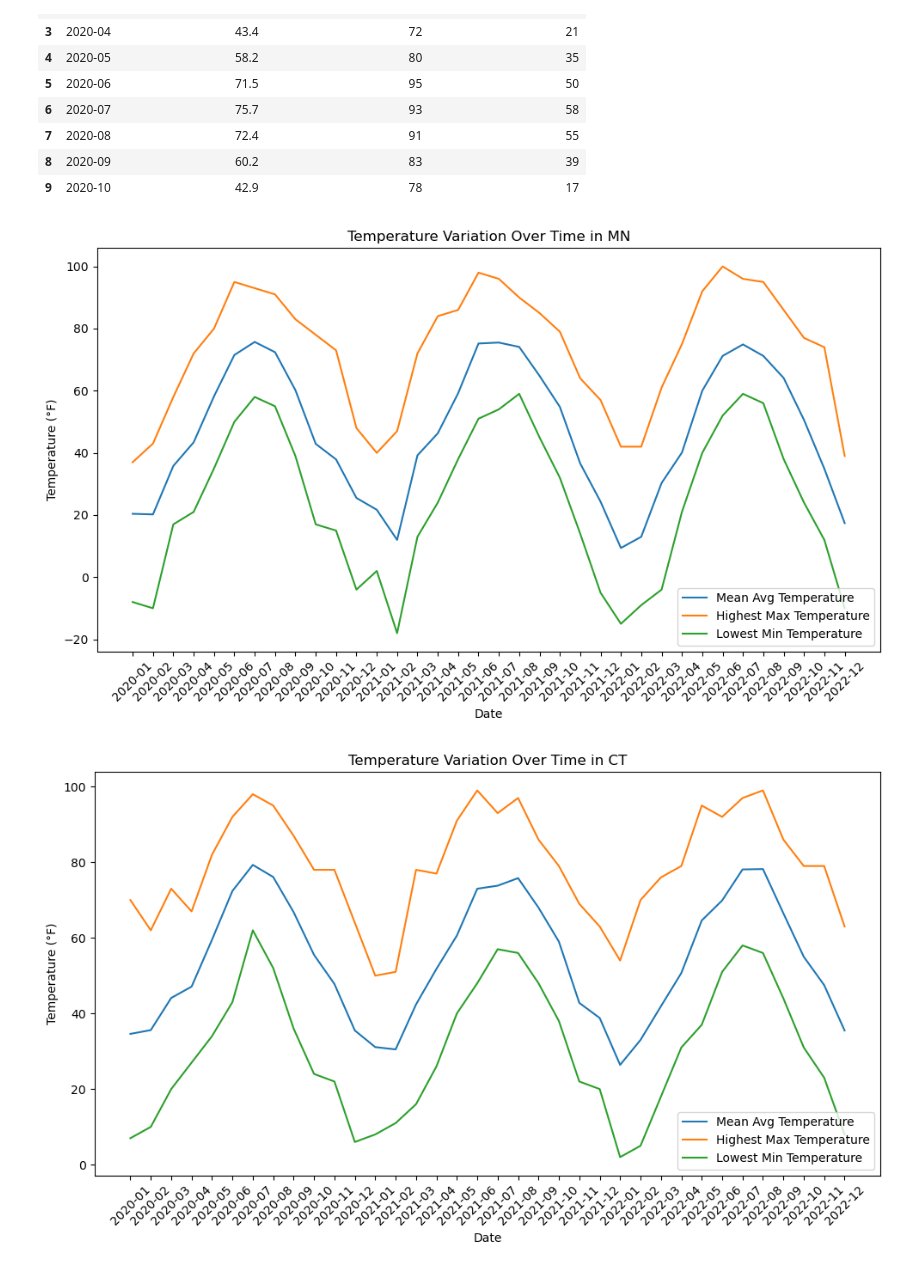
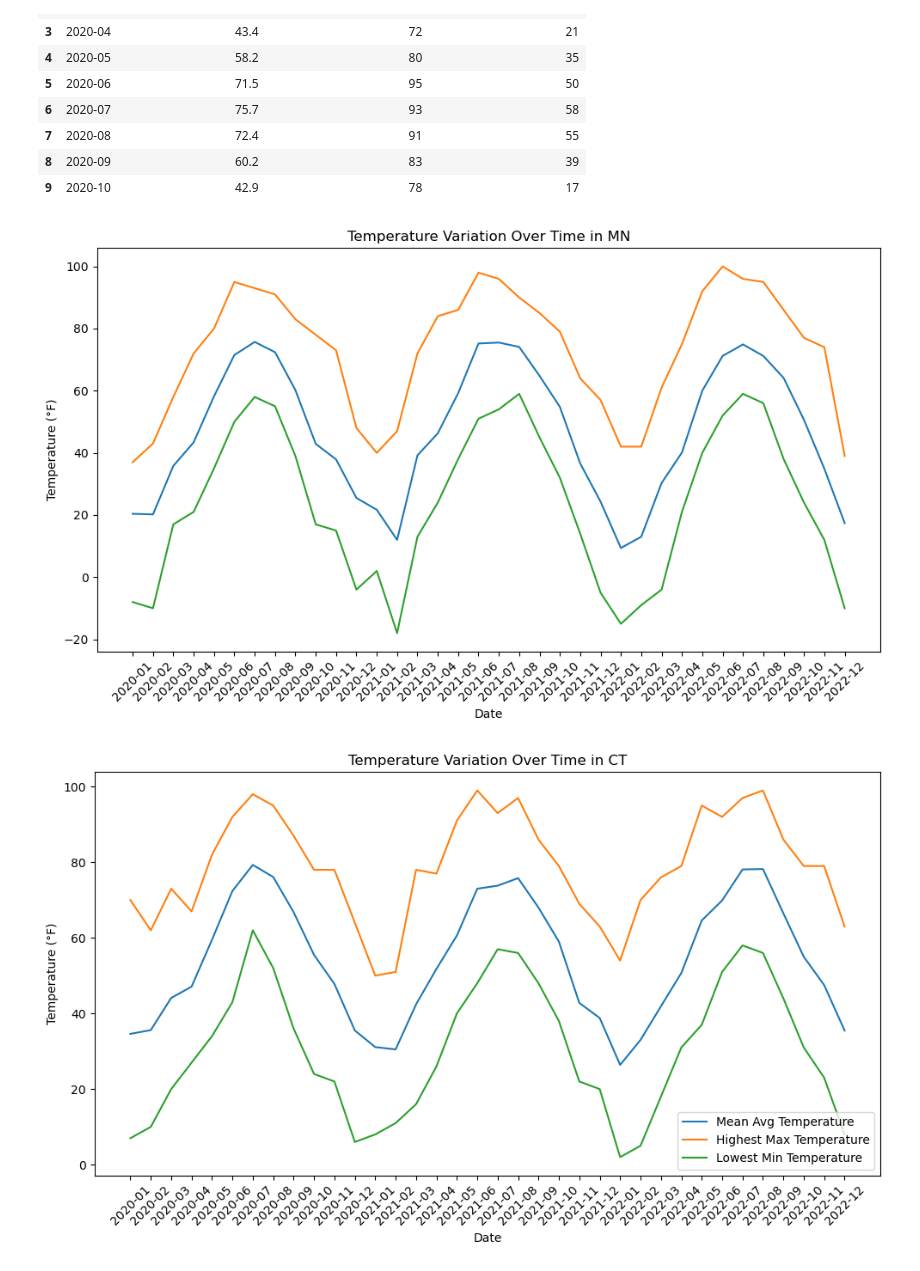
Before and after one commit to leon332157/348FinalProj, a Jupyter notebook: phuong.ipynb, the cells around one changed output. Saved outputs shown, nothing was run; the diff lists cells and outputs as text; code cells hidden in the pictures.

```diff
--- a/phuong.ipynb
+++ b/phuong.ipynb
@@ -87,30 +88,29 @@ WI_df = pd.read_csv("WI_temp.csv")
 # %%
 #try to make linegraph for a state
 plt.figure(figsize=(10, 6))
 
 # Plotting MeanAvgTemperature
 plt.plot(MN_df['Date'], MN_df['MeanAvgTemperature'], label='Mean Avg Temperature')
 
 # # Plotting HighestMaxTemperature
 plt.plot(MN_df['Date'], MN_df['HighestMaxTemperature'], label='Highest Max Temperature')
 
 # # Plotting LowestMinTemperature
 plt.plot(MN_df['Date'], MN_df['LowestMinTemperature'], label='Lowest Min Temperature')
 
 # Adding labels and title
 plt.xlabel('Date')
 plt.ylabel('Temperature (°F)')
 plt.title('Temperature Variation Over Time in MN')
-plt.legend()  # Show legend
 
 # Rotating x-axis labels for better visualization
 plt.xticks(rotation=45)
 
 # Show plot
 plt.tight_layout()
 plt.show()
 # %% [output]
-[figure, old version]
+[figure, new version]
 # %%
 #try to make linegraph for Connecticut's temperature over 36 months
 plt.figure(figsize=(10, 6))
```
Also changed, not shown: parts of 25 cells of this notebook.
